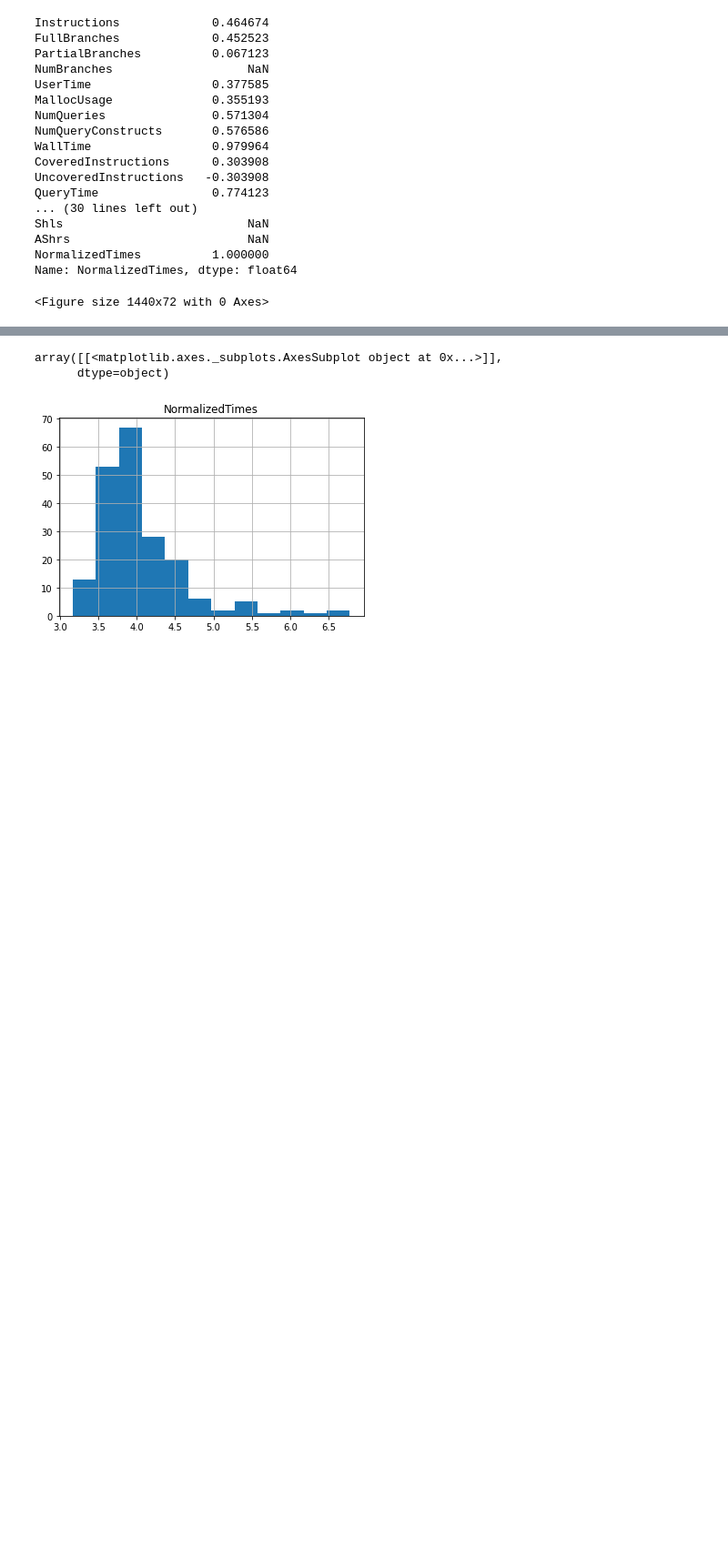
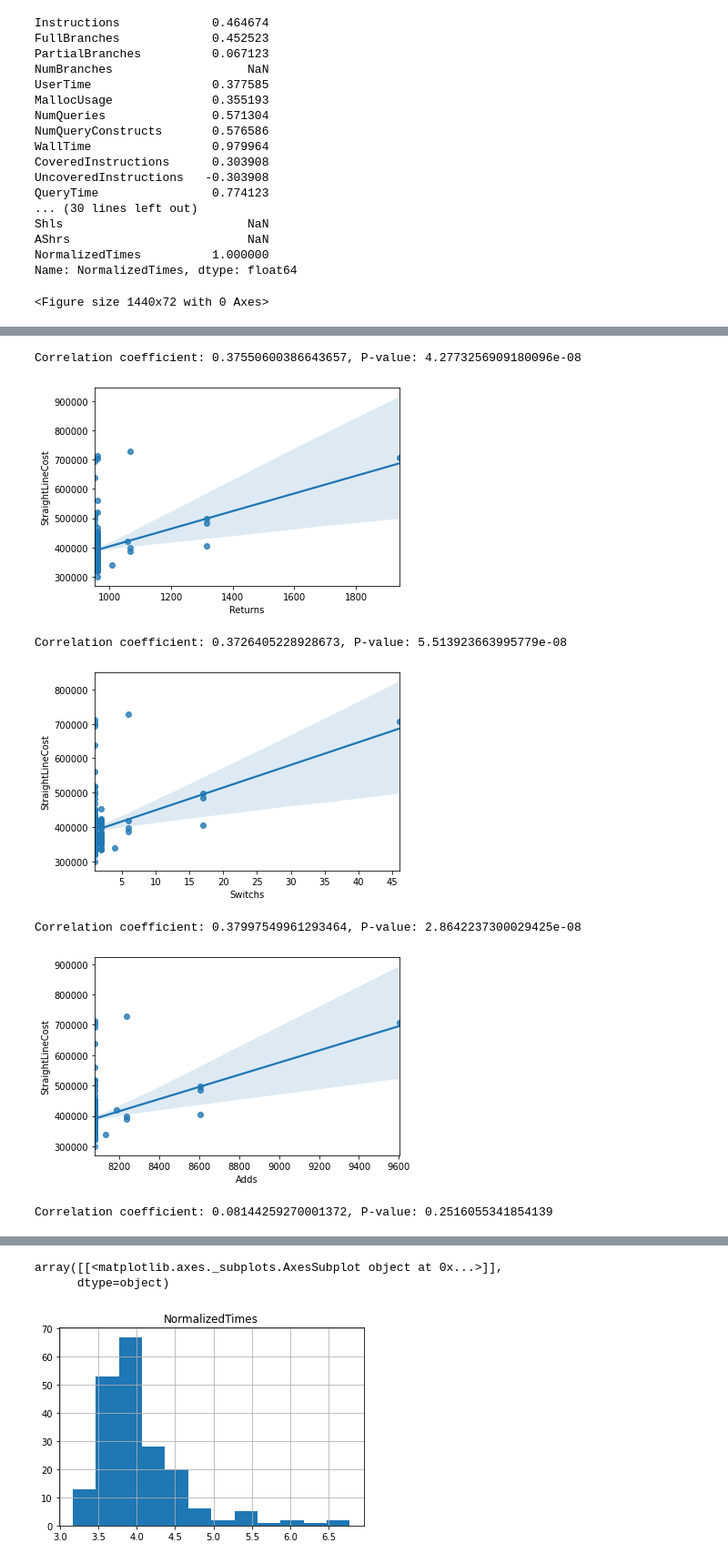
Before and after one commit to Ishaangandhi/klee-profiler, a Jupyter notebook: vis.ipynb, the cells around one changed output, grey strips where cells are left out. Shown: that part at 91% size. Saved outputs shown, nothing was run; the diff lists cells and outputs as text; code cells hidden in the pictures; blank space fills up the shorter version.

```diff
--- a/vis.ipynb
+++ b/vis.ipynb
@@ -77,0 +80,15 @@ Correlation coefficient: 0.3268961779625755, P-value: 2.30705481244101e-06
+# %%
+plot_types = ['Returns', 'Switchs', 'Adds', 'UDivs']
+for x in plot_types:
+    plt.show()
+    sn.regplot(runstats_df[x], runstats_df.StraightLineCost)
+    cc, p = scipy.stats.pearsonr(runstats_df[x], runstats_df.StraightLineCost)
+    print(f"Correlation coefficient: {cc}, P-value: {p}")
+# %% [output]
+Correlation coefficient: 0.37550600386643657, P-value: 4.2773256909180096e-08
+[figure, added]
+Correlation coefficient: 0.3726405228928673, P-value: 5.513923663995779e-08
+[figure, added]
+Correlation coefficient: 0.37997549961293464, P-value: 2.8642237300029425e-08
+[figure, added]
+Correlation coefficient: 0.08144259270001372, P-value: 0.2516055341854139
```
Also changed, not shown: parts of 5 cells of this notebook, 2 other files.
